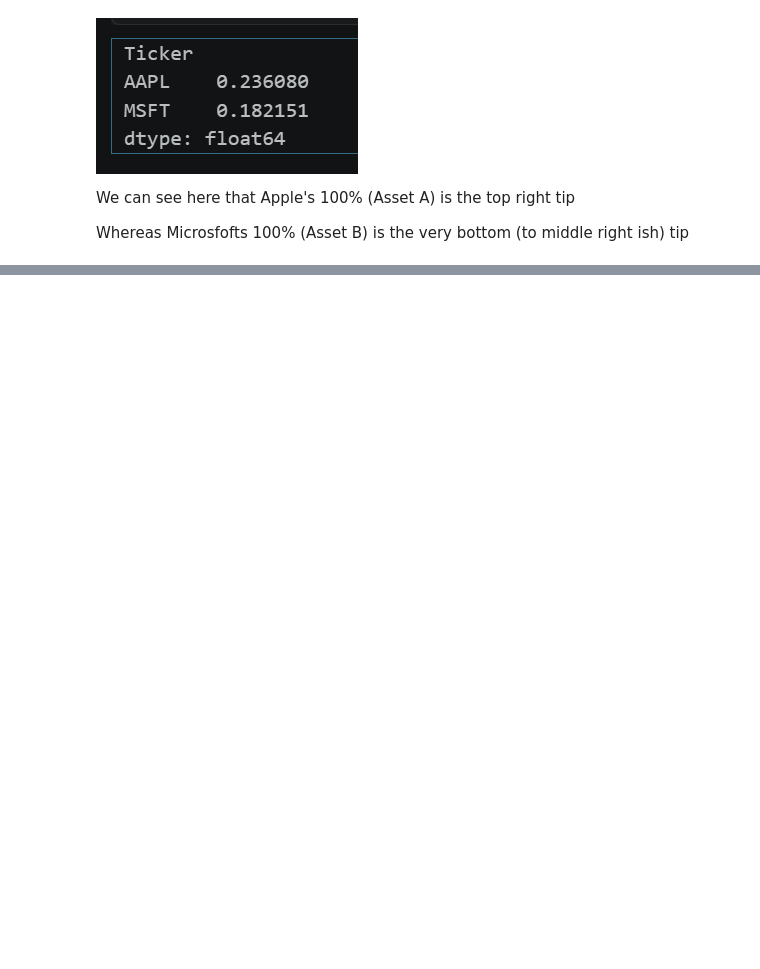
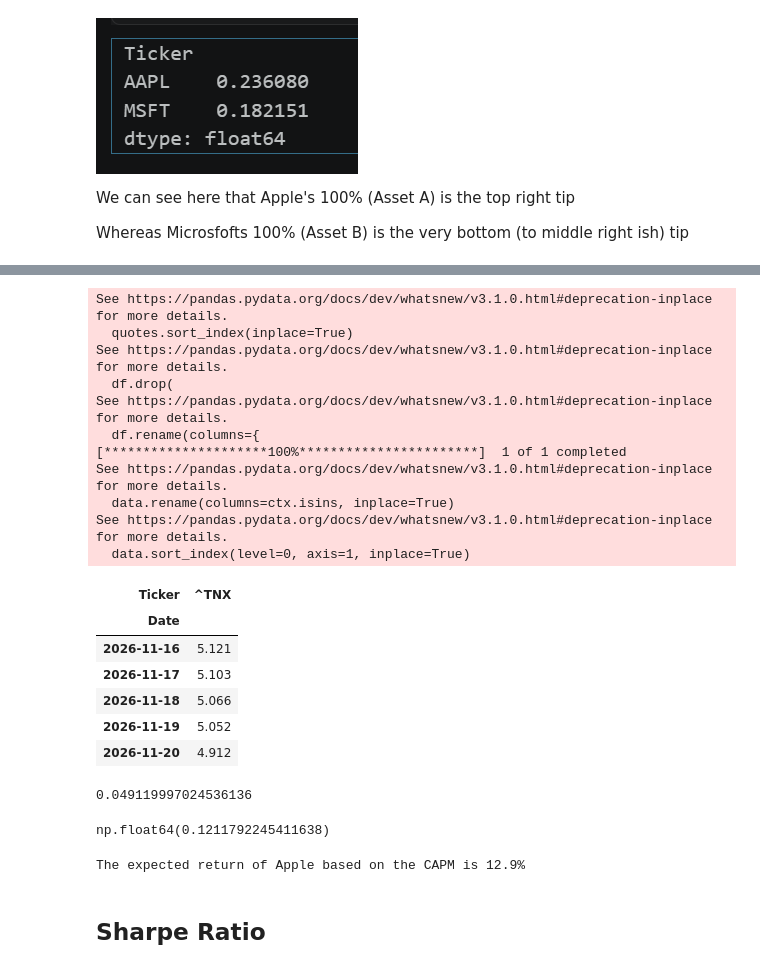
Before and after one commit to VinceLynch2002/portfolio-project, a Jupyter notebook: notebooks/practice/markowitz.ipynb, the cells around one changed output, grey strips where cells are left out. Saved outputs shown, nothing was run; the diff lists cells and outputs as text; code cells hidden in the pictures; blank space fills up the shorter version.

```diff
--- a/notebooks/practice/markowitz.ipynb
+++ b/notebooks/practice/markowitz.ipynb
@@ -218,0 +344,42 @@ The Minimum Variance Portfolio is a volatility of 23.65% with a expected annual
+# %%
+rfr_proxy = yf.download('^TNX',period="5d",auto_adjust=True)
+rfr_proxy = rfr_proxy['Close']
+rfr_proxy
+# %% [output]
+See https://pandas.pydata.org/docs/dev/whatsnew/v3.1.0.html#deprecation-inplace for more details.
+  quotes.sort_index(inplace=True)
+See https://pandas.pydata.org/docs/dev/whatsnew/v3.1.0.html#deprecation-inplace for more details.
+  df.drop(
+See https://pandas.pydata.org/docs/dev/whatsnew/v3.1.0.html#deprecation-inplace for more details.
+  df.rename(columns={
+[*********************100%***********************]  1 of 1 completed
+See https://pandas.pydata.org/docs/dev/whatsnew/v3.1.0.html#deprecation-inplace for more details.
+  data.rename(columns=ctx.isins, inplace=True)
+See https://pandas.pydata.org/docs/dev/whatsnew/v3.1.0.html#deprecation-inplace for more details.
+  data.sort_index(level=0, axis=1, inplace=True)
+| Ticker | ^TNX |
+| Date |  |
+| 2026-11-16 | 5.121 |
+| 2026-11-17 | 5.103 |
+| 2026-11-18 | 5.066 |
+| 2026-11-19 | 5.052 |
+| 2026-11-20 | 4.912 |
+# %%
+rfr_today = rfr_proxy.iloc[-1].item() / 100
+#need item() to make it a proper float and then divide by 100 for a percent
+rfr_today
+# %% [output]
+0.049119997024536136
+# %%
+market_return = simple_returns['^GSPC'].mean() * 250
+market_return
+# %% [output]
+np.float64(0.1211792245411638)
+# %%
+Apple_ER = rfr_today + SR_beta * (market_return - rfr_today)
+Apple_ER
+print(f"The expected return of Apple based on the CAPM is {round(Apple_ER,3) * 100}%")
+# %% [output]
+The expected return of Apple based on the CAPM is 12.9%
+# %% [markdown]
+## Sharpe Ratio
```
Also changed, not shown: parts of 37 cells of this notebook.
